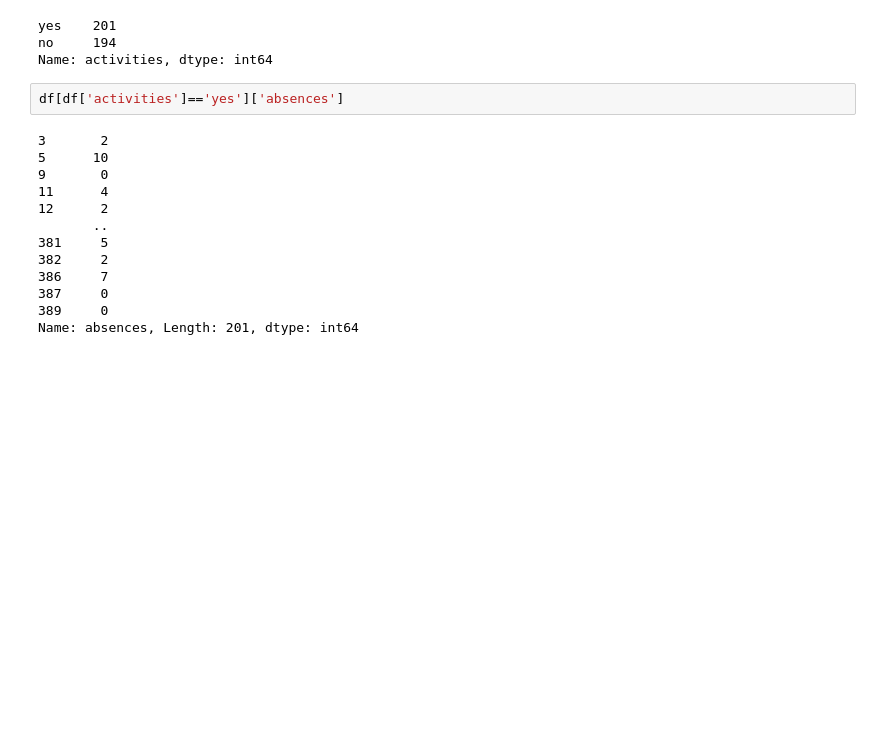
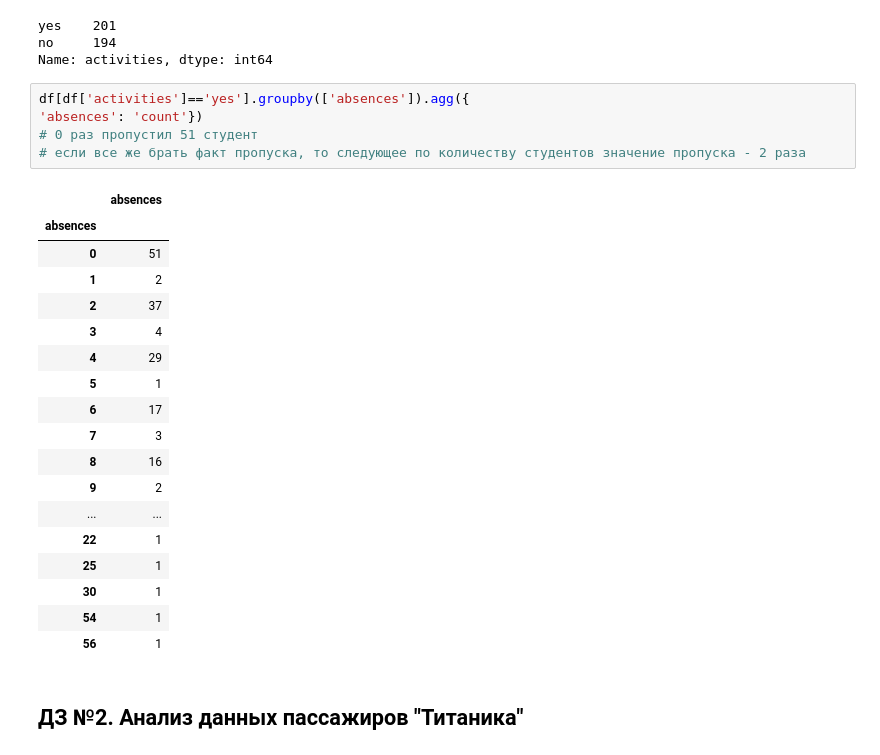
Before and after one commit to klkokou/ml-course-2023, a Jupyter notebook: hw_2/11-009_Zapuskalova_2.ipynb, the cells around one changed output. Drawn from its saved outputs; the diff is of its cells as text; blank space fills up the shorter version.

```diff
--- a/hw_2/11-009_Zapuskalova_2.ipynb
+++ b/hw_2/11-009_Zapuskalova_2.ipynb
@@ -89,18 +89,29 @@ df['activities'].value_counts()
 yes    201
 no     194
 Name: activities, dtype: int64
-# %%
-df[df['activities']=='yes']['absences']
-# %% [output]
-3       2
-5      10
-9       0
-11      4
-12      2
-       ..
-381     5
-382     2
-386     7
-387     0
-389     0
-Name: absences, Length: 201, dtype: int64
+# %%
+df[df['activities']=='yes'].groupby(['absences']).agg({
+'absences': 'count'})
+# 0 раз пропустил 51 студент
+# если все же брать факт пропуска, то следующее по количеству студентов значение пропуска - 2 раза
+# %% [output]
+|  | absences |
+| absences |  |
+| 0 | 51 |
+| 1 | 2 |
+| 2 | 37 |
+| 3 | 4 |
+| 4 | 29 |
+| 5 | 1 |
+| 6 | 17 |
+| 7 | 3 |
+| 8 | 16 |
+| 9 | 2 |
+| ... | ... |
+| 22 | 1 |
+| 25 | 1 |
+| 30 | 1 |
+| 54 | 1 |
+| 56 | 1 |
+# %% [markdown]
+## ДЗ №2. Анализ данных пассажиров "Титаника"
```
Also changed, not shown: parts of 15 cells of this notebook.
